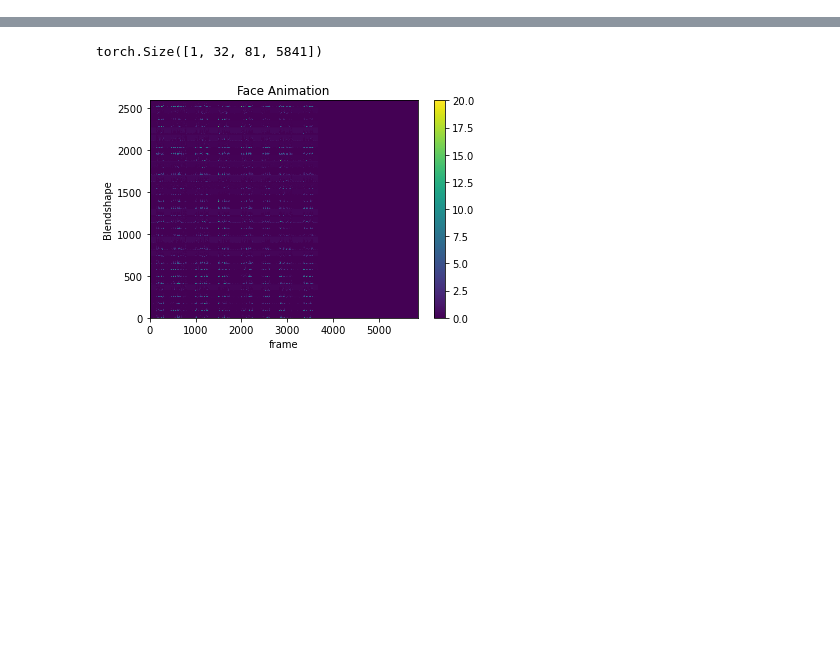
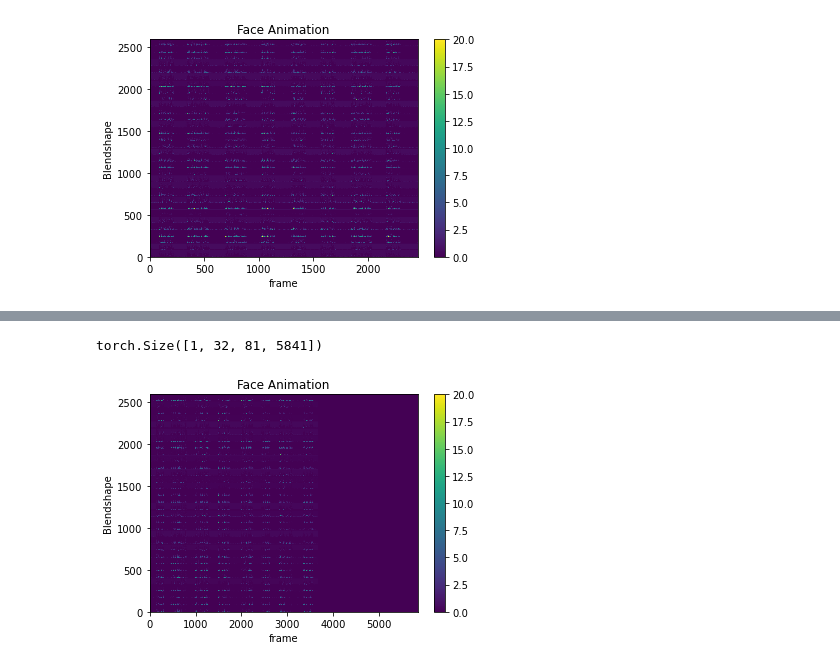
Before and after one commit to ishine/speech2blendshape, a Jupyter notebook: notebook/check_pack_padded.ipynb, the cells around one changed output, grey strips where cells are left out. Saved outputs shown, nothing was run; the diff lists cells and outputs as text; code cells hidden in the pictures; blank space fills up the shorter version.

```diff
--- a/notebook/check_deepspeech copy.ipynb
+++ b/notebook/check_pack_padded.ipynb
@@ -39,0 +193,6 @@ ds = FaceDataset(audio_pt[2], audio_pt[3], shape_pt[3], shape_pt[4], (audio_pt[1
+# %%
+encoder = Jangnan()
+encoder.to(device)
+None
+# %%
+enc_out, out_dict = encoder(spec, spec_len)
@@ -39,0 +222,4 @@ ds = FaceDataset(audio_pt[2], audio_pt[3], shape_pt[3], shape_pt[4], (audio_pt[1
+# %%
+plot_result(out_dict['conv1_out'][0].view(-1, out_dict['conv1_out'].shape[-1])[:,:out_dict['conv1_lengths'][0]].cpu().detach())
+# %% [output]
+[figure, added]
```
Also changed, not shown: parts of 27 cells of this notebook, 9 other files.
